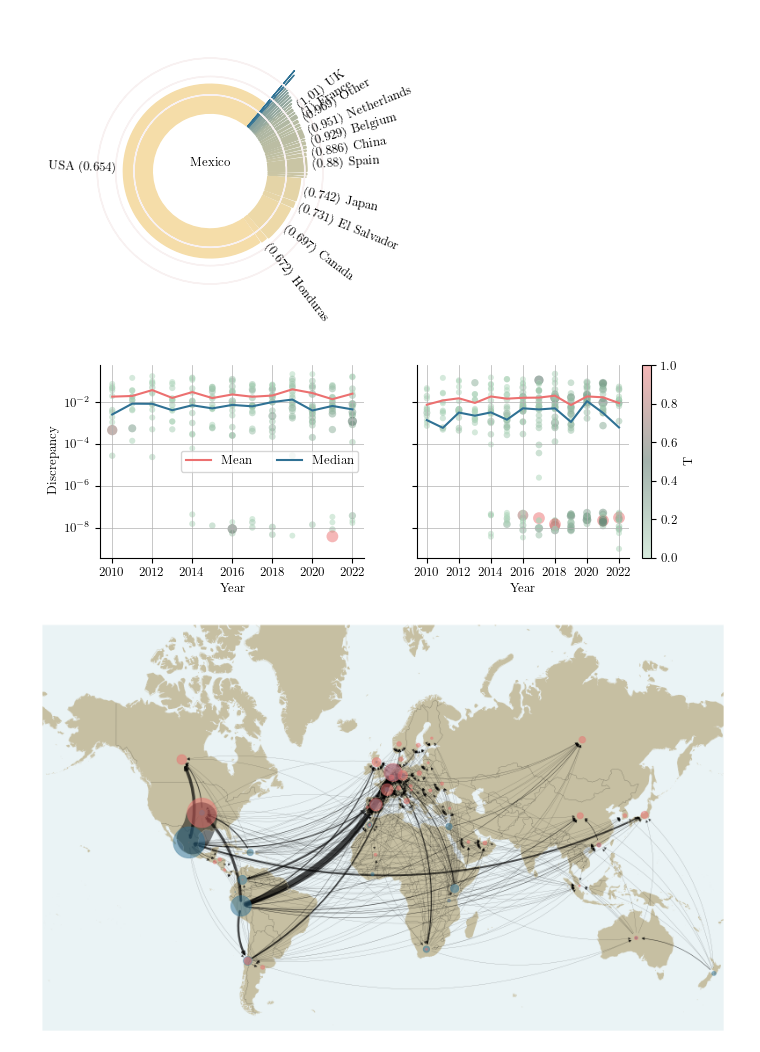
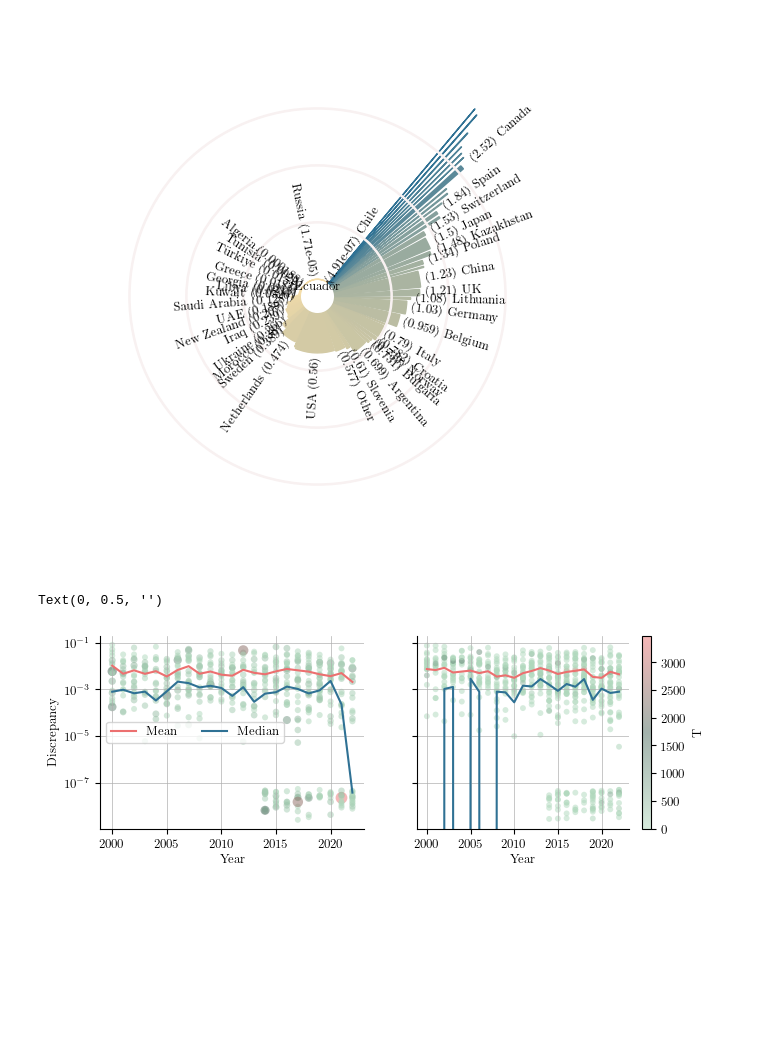
Before and after one commit to estevaofuzaro98/NeuralABM, a Jupyter notebook: models/IOT_NN/model.ipynb, the cells around one changed output. Saved outputs shown, nothing was run; the diff lists cells and outputs as text; code cells hidden in the pictures; blank space fills up the shorter version.

```diff
--- a/models/IOT_NN/model.ipynb
+++ b/models/IOT_NN/model.ipynb
@@ -44,7 +44,7 @@ rcParams.update(**{
 })
 # %%
 # Load in the pooled FAOStat data (95%, 1995-2022)
-FAO_data = xr.open_dataarray("/Users/thomasgaskin/FAOSTAT_data/Avocados/Avocados_Quantity_2010-2022_pooled_0.95.nc")
+FAO_data = xr.open_dataarray("/Users/thomasgaskin/FAOSTAT_data/Bananas/All_Data_Bananas_Quantity_2000-2022_pooled_0.95.nc")
 # %%
 # Reshape the 'Year' and 'Reporter' dimensions into a single 'idx' dimension, drop, and transform into a torch.Tensor
 training_data = torch.from_numpy(
@@ -67,8 +67,8 @@ NN = base.NeuralNet(
     input_size=M * N,
     output_size=M * N,
     num_layers=5,
-    nodes_per_layer=dict(default=40),
-    activation_funcs=dict(default='sigmoid'),
+    nodes_per_layer=dict(default=60),
+    activation_funcs=dict(default='tanh', layer_specific={-1: 'sigmoid'}),
     biases=dict(default=None),
     optimizer='Adam',
     learning_rate=0.002
@@ -139,12 +156,13 @@ plt.savefig("/Users/thomasgaskin/NN_accuracy.pdf", bbox_inches='tight')
 # %%
 # Plot an example prediction on the training data
-example_dset = training_data[2]
+idx = np.random.choice(len(training_data), 1)[0]
+example_dset = training_data[idx]
 _C_pred = NN(example_dset.reshape(M * N, )).reshape(M, N).detach()
 
 # Get the marginals from the predicted cost matrix
 m, n = base.Sinkhorn(
-    mu[-1],
-    nu[-1],
+    mu[idx],
+    nu[idx],
     _C_pred,
     **sinkhorn_kwargs,
 )
@@ -165,5 +183,5 @@ for ax in axs:
     ax.spines['left'].set_visible(False)
 axs.flatten()[0].imshow(np.ma.masked_where(example_dset == -1, example_dset / 1e6), vmin=0, vmax=example_dset.max(), cmap=cm.cmap, norm='log')
 axs.flatten()[1].imshow(np.ma.masked_where(example_dset == -1, _T_pred / 1e6), vmin=0, vmax=example_dset.max(), cmap=cm.cmap, norm='log')
-plt.savefig("/Users/thomasgaskin/NN_T_predictions.pdf", bbox_inches='tight', dpi=600)
+# plt.savefig("/Users/thomasgaskin/NN_T_predictions.pdf", bbox_inches='tight', dpi=600)
 # %% [output]
@@ -191,7 +210,7 @@ plt.savefig("/Users/thomasgaskin/NN_cost_predictions.pdf", bbox_inches='tight',
 # Now generate predictions on the FAOStat data by randomly picking one of the reporter values for each Year, where available.
 
 # Number of samples for each year
-N_samples = 100
+N_samples = 1000
 
 samples = xr.Dataset(
     data_vars=dict(
@@ -204,9 +223,9 @@ samples = xr.Dataset(
             "Country B": FAO_data.coords["Country B"].data}
 )
 
-for year in FAO_data.coords['Year'].data:
+for j in tqdm(range(N_samples), desc="Sampling"):
 
-    for j in range(N_samples):
+    for year in FAO_data.coords['Year'].data:
 
         # Pick random entries along the 'Reporter' axis and fill NaN values
         _dset = torch.from_numpy(
@@ -295,20 +321,21 @@ plt.savefig("/Users/thomasgaskin/NN_UK_pie_chart.pdf", bbox_inches='tight', dpi=
 # %%
-Mexico_2021 = samples.mean("Sample", skipna=True).sel({"Country A": "Mexico", "Year": 2021}, drop=True)
-Mexico_2021 = Mexico_2021.where(Mexico_2021["T"] > 0, drop=True)
+_data = samples.mean("Sample", skipna=True).sel({"Country A": "Ecuador", "Year": 2022}, drop=True)
+_data = _data.where(_data["T"] > 0, drop=True)
 plt = pie(
-    Mexico_2021.sortby("C") / Mexico_2021["C"].mean(),
+    _data.sortby("C") / _data["C"].mean(),
     x="T",
     y="C",
     hue="C",
     cmap=cm.cmap,
-    title="Mexico",
+    title="Ecuador",
     outer_padding=1.1,
     start_angle=50,
-    subplot_kwargs=dict(figsize=(3.75, 3.75))
+    inner_padding_factor=500000,
+    subplot_kwargs=dict(figsize=(7, 7))
 )
-plt.savefig("/Users/thomasgaskin/NN_Mexico_pie_chart.pdf", bbox_inches='tight', dpi=600)
+# plt.savefig("/Users/thomasgaskin/NN_Mexico_pie_chart.pdf", bbox_inches='tight', dpi=600)
 # %% [output]
-[figure, old version]
+[figure, new version]
 # %%
 # Plot the discrepancy on the trade matrix
 fig, axs = plt.subplots(ncols=2, nrows=1, figsize=(7.5, 2.5), sharey=True, sharex=True)
@@ -318,7 +345,7 @@ cm = ColorManager(
 )
 
 ds1 = xr.Dataset(
-    dict(Discrepancy = abs(samples.mean("Sample", skipna=True).sel({"Country B": "UK"}, drop=True)["T"] - FAO_data.sel({"Year": slice(2010, None), "Country B": "UK"}, drop=True).mean("Reporter")) / FAO_data.sel({"Year": slice(2010, None), "Country B": "UK"}, drop=True).mean("Reporter"),
+    dict(Discrepancy = abs(samples.mean("Sample", skipna=True).sel({"Country B": "UK"}, drop=True)["T"] - FAO_data.sel({"Year": slice(2000, None), "Country B": "UK"}, drop=True).mean("Reporter")) / FAO_data.sel({"Year": slice(2000, None), "Country B": "UK"}, drop=True).mean("Reporter"),
          T = samples.mean("Sample", skipna=True).sel({"Country B": "UK"}, drop=True)["T"] / samples.mean("Sample", skipna=True).sel({"Country B": "UK"}, drop=True)["T"].sum("Year")
          ))
 
@@ -329,8 +356,8 @@ axs[0].set_yscale('log')
 axs[0].legend(ncol=2)
 
 ds2 = xr.Dataset(
-    dict(Discrepancy = abs(samples.mean("Sample", skipna=True).sel({"Country A": "Mexico"}, drop=True)["T"] - FAO_data.sel({"Year": slice(2010, None), "Country A": "Mexico"}, drop=True).mean("Reporter")) / FAO_data.sel({"Year": slice(2010, None), "Country A": "Mexico"}, drop=True).mean("Reporter"),
-         T = samples.mean("Sample", skipna=True).sel({"Country A": "Mexico"}, drop=True)["T"] / samples.mean("Sample", skipna=True).sel({"Country A": "Mexico"}, drop=True)["T"].sum("Year")
+    dict(Discrepancy = abs(samples.mean("Sample", skipna=True).sel({"Country A": "Costa Rica"}, drop=True)["T"] - FAO_data.sel({"Year": slice(2000, None), "Country A": "Costa Rica"}, drop=True).mean("Reporter")) / FAO_data.sel({"Year": slice(2000, None), "Country A": "Costa Rica"}, drop=True).mean("Reporter"),
+         T = samples.mean("Sample", skipna=True).sel({"Country A": "Costa Rica"}, drop=True)["T"] / samples.mean("Sample", skipna=True).sel({"Country A": "Mexico"}, drop=True)["T"].sum("Year")
          ))
 
 ds2.fillna(0).plot.scatter(x="Year", y="Discrepancy", markersize="T", hue="T", ax=axs[1], lw=0, alpha=0.5, add_legend=False, cmap=cm.cmap)
@@ -338,6 +365,7 @@ ds2["Discrepancy"].mean("Country B", skipna=True).plot.line(ax=axs[1], color=col
 ds2["Discrepancy"].median("Country B", skipna=True).plot.line(ax=axs[1], color=colors["c_darkblue"], label="Median")
 axs[1].set_yscale('log')
 axs[1].set_ylabel('')
-plt.savefig("/Users/thomasgaskin/NN_discrepancies.pdf", bbox_inches='tight', dpi=600)
+# plt.savefig("/Users/thomasgaskin/NN_discrepancies.pdf", bbox_inches='tight', dpi=600)
 # %% [output]
+Text(0, 0.5, '')
-[figure, old version]
+[figure, new version]
@@ -396,29 +371,0 @@ for country_A in data.coords["Country A"].data:
-# %%
-fig, ax = plt.subplots(figsize=(20, 20), subplot_kw=dict(projection=ccrs.Mercator()))
-ax.coastlines(color=colors['c_lightbrown'], lw=0.5)
-land = cartopy.feature.NaturalEarthFeature('physical', 'land', '50m', facecolor=colors['c_lightbrown'])
-sea = cartopy.feature.NaturalEarthFeature('physical', 'ocean', '50m', facecolor=colors['c_lightblue'], alpha=0.2)
-ax.axis('off')
-ax.set_extent([-180, 180, -60, 80])
-ax.add_feature(land, zorder=-2)
-ax.add_feature(sea, zorder=-3)
-ax.add_feature(BORDERS, lw=0.2, zorder=-1)
-
-from pyproj import Transformer
-transformer = Transformer.from_crs("EPSG:4326", "EPSG:3857")
-
-# Plot the exporters
-pos = dict((k, transformer.transform(*v)) for k, v in nx.get_node_attributes(nw, 'pos').items())
-size = nx.get_node_attributes(nw, 'export_value')
-nx.draw_networkx_nodes(nw, pos, node_size=list(size.values()), ax=ax, node_color=colors["c_darkblue"], alpha=0.5)
-
-size = nx.get_node_attributes(nw, 'import_value')
-nx.draw_networkx_nodes(nw, pos, node_size=list(size.values()), ax=ax, node_color=colors["c_red"], alpha=0.5)
-
-nx.draw_networkx_edges(nw, {"USA": pos["USA"], "Mexico": pos["Mexico"]}, [('Mexico', 'USA')], connectionstyle='arc3, rad=0.2', arrowstyle='-',
-                       width=5e-5*data.sel({"Country A": "Mexico", "Country B": "USA"}).data.item(), alpha=0.5)
-_ = nx.draw_networkx_edges(nw, pos, ax=ax, width=np.maximum(0.2, np.array(list(nx.get_edge_attributes(nw, 'weight').values()))), alpha=0.7,
-                           connectionstyle='arc3, rad=0.2', arrowsize=10)
-plt.savefig("/Users/thomasgaskin/FAOSTAT_data/Avocados/Avocado_map.png", bbox_inches='tight', dpi=300)
-# %% [output]
-[figure, removed]
```
Also changed, not shown: parts of 11 cells of this notebook, 1 other file.
